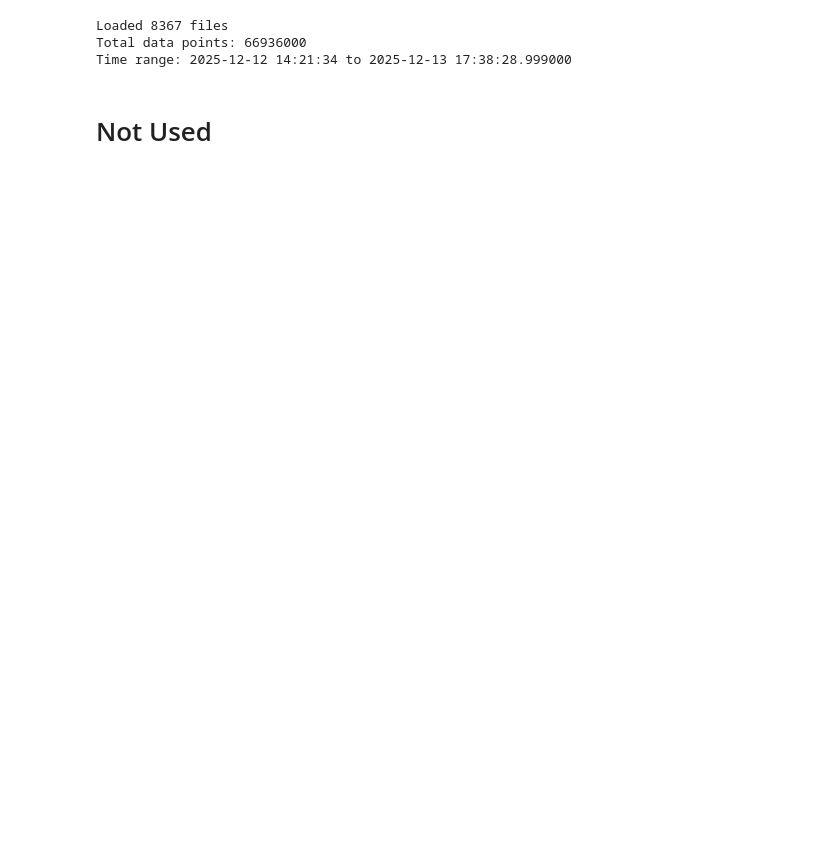
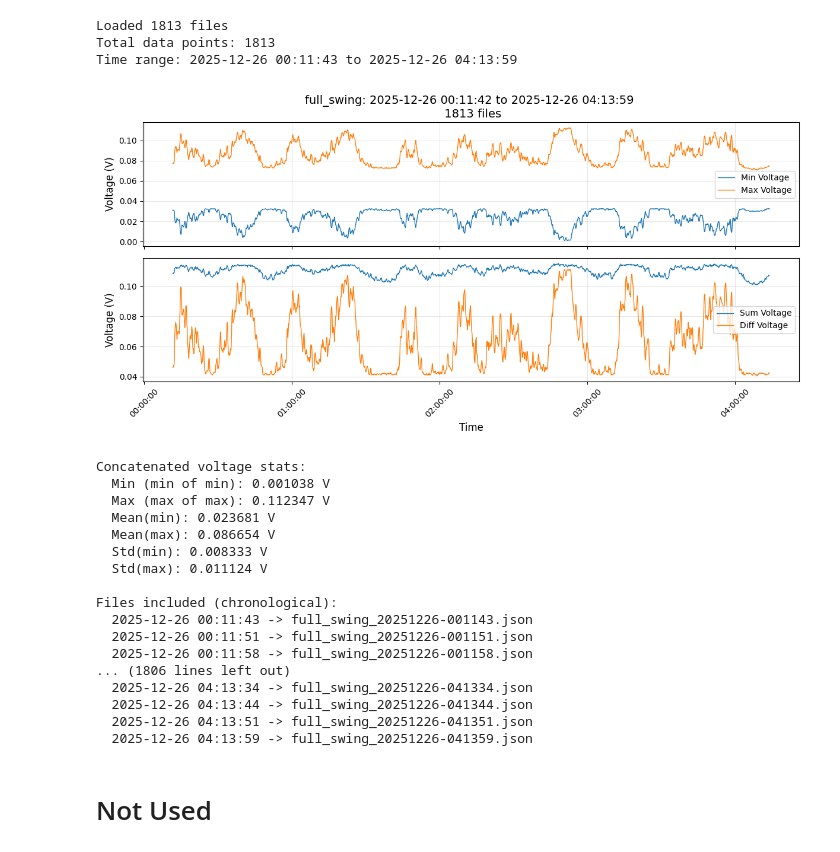
Before and after one commit to Harshghub/Interferometry-analysis, a Jupyter notebook: measurement/analysis_long_scripts_full_swing.ipynb, the cells around one changed output. Cells and saved outputs as stored; diff of their text form; code cells hidden in the pictures; blank space fills up the shorter version.

```diff
--- a/measurement/analysis_long_scripts_full_swing.ipynb
+++ b/measurement/analysis_long_scripts_full_swing.ipynb
@@ -9,8 +9,8 @@ import datetime
 RESULTS_DIR = Path("../results")
 # %%
 # Define time range for concatenating measurements
-start_str = "2025-12-12 14:00:43"  # inclusive start
-end_str = "2025-12-13 09:38:46"
+start_str = "2025-12-26 00:11:42"  # inclusive start
+end_str = "2025-12-26 04:13:59"
 
 type_meas = "full_swing" # full_swing
 # %%
@@ -34,10 +34,7 @@ while current_date <= end_dt.date():
             continue  # skip files that don't match the timestamp pattern
         if start_dt <= dt <= end_dt:
             files_in_range.append((dt, file))
+        current_date += datetime.timedelta(days=1)
-# %% [output]
-Loaded 8367 files
-Total data points: 66936000
-Time range: 2025-12-12 14:21:34 to 2025-12-13 17:38:28.999000
 # %%
 
 if not files_in_range:
@@ -61,11 +58,11 @@ else:
 
         # Offset this capture so its start reflects the true wall-clock interval
         offset = (dt - base_dt).total_seconds()
-        concat_time.append(t + offset)
-        concat_voltage_min.append(np.min(v))
-        concat_voltage_max.append(np.max(v))
-        concat_voltage_sum.append(np.sum(v))
-        concat_voltage_diff.append(np.max(v) - np.min(v))
+        concat_time.append([(t + offset)[0]])
+        concat_voltage_min.append([np.min(v)])
+        concat_voltage_max.append([np.max(v)])
+        concat_voltage_sum.append([np.max(v) + np.min(v)])
+        concat_voltage_diff.append([np.max(v) - np.min(v)])
 
     if not concat_time:
         print("All files in range were empty after parsing.")
@@ -79,6 +76,10 @@ else:
         print(f"Loaded {len(files_in_range)} files")
         print(f"Total data points: {len(concat_voltage_min)}")
         print(f"Time range: {base_dt} to {base_dt + datetime.timedelta(seconds=concat_time[-1])}")
+# %% [output]
+Loaded 1813 files
+Total data points: 1813
+Time range: 2025-12-26 00:11:43 to 2025-12-26 04:13:59
 # %%
 # Plot the concatenated data
 if 'concat_time' in locals() and 'concat_voltage_min' in locals() and len(concat_time) > 0:
@@ -92,44 +93,63 @@ if 'concat_time' in locals() and 'concat_voltage_min' in locals() and len(concat
 
     fig, axs = plt.subplots(2, 1, figsize=(12, 6), sharex=True)
     # Plot min and max voltage on first axis
-    axs[0].plot(concat_datetime[400:], concat_voltage_min[400:], label='Min Voltage', linewidth=1)
-    axs[0].plot(concat_datetime[400:], concat_voltage_max[400:], label='Max Voltage', linewidth=1)
+    axs[0].plot(concat_datetime[:], concat_voltage_min[:], label='Min Voltage', linewidth=1)
+    axs[0].plot(concat_datetime[:], concat_voltage_max[:], label='Max Voltage', linewidth=1)
     axs[0].set_ylabel("Voltage (V)", fontsize=12)
     axs[0].legend()
 
     # Plot sum and diff voltage on second axis
-    axs[1].plot(concat_datetime[400:], concat_voltage_sum[400:], label='Sum Voltage', linewidth=1)
-    axs[1].plot(concat_datetime[400:], concat_voltage_diff[400:], label='Diff Voltage', linewidth=1)
+    axs[1].plot(concat_datetime[:], concat_voltage_sum[:], label='Sum Voltage', linewidth=1)
+    axs[1].plot(concat_datetime[:], concat_voltage_diff[:], label='Diff Voltage', linewidth=1)
     axs[1].set_xlabel("Time", fontsize=12)
     axs[1].set_ylabel("Voltage (V)", fontsize=12)
     axs[1].legend()
 
     # Format x-axis to show time nicely
     axs[1].xaxis.set_major_formatter(mdates.DateFormatter('%H:%M:%S'))
     axs[1].xaxis.set_major_locator(mdates.HourLocator(interval=1))
     plt.setp(axs[1].xaxis.get_majorticklabels(), rotation=45)
     axs[0].set_title(
         f"{type_meas}: {start_str} to {end_str} \n {len(files_in_range)} files",
         fontsize=14,
     )
     for ax in axs:
         ax.grid(True, alpha=0.3)
     plt.tight_layout()
     plt.savefig(f"{type_meas}_{start_str}_{end_str}.png")
     plt.show()
 
     print("\nConcatenated voltage stats:")
     print(f"  Min (min of min): {np.min(concat_voltage_min):.6f} V")
     print(f"  Max (max of max): {np.max(concat_voltage_max):.6f} V")
     print(f"  Mean(min): {np.mean(concat_voltage_min):.6f} V")
     print(f"  Mean(max): {np.mean(concat_voltage_max):.6f} V")
     print(f"  Std(min): {np.std(concat_voltage_min):.6f} V")
     print(f"  Std(max): {np.std(concat_voltage_max):.6f} V")
     print("\nFiles included (chronological):")
     for dt, file in files_in_range:
         print(f"  {dt} -> {file.name}")
 else:
     print("No data loaded. Please run the data loading cell first.")
+# %% [output]
+[figure, added]
+Concatenated voltage stats:
+  Min (min of min): 0.001038 V
+  Max (max of max): 0.112347 V
+  Mean(min): 0.023681 V
+  Mean(max): 0.086654 V
+  Std(min): 0.008333 V
+  Std(max): 0.011124 V
+
+Files included (chronological):
+  2025-12-26 00:11:43 -> full_swing_20251226-001143.json
+  2025-12-26 00:11:51 -> full_swing_20251226-001151.json
+  2025-12-26 00:11:58 -> full_swing_20251226-001158.json
+... (1806 lines left out)
+  2025-12-26 04:13:34 -> full_swing_20251226-041334.json
+  2025-12-26 04:13:44 -> full_swing_20251226-041344.json
+  2025-12-26 04:13:51 -> full_swing_20251226-041351.json
+  2025-12-26 04:13:59 -> full_swing_20251226-041359.json
 # %% [markdown]
 # Not Used
 # %%
```
Also changed, not shown: parts of 3 cells of this notebook, 1 other file.
